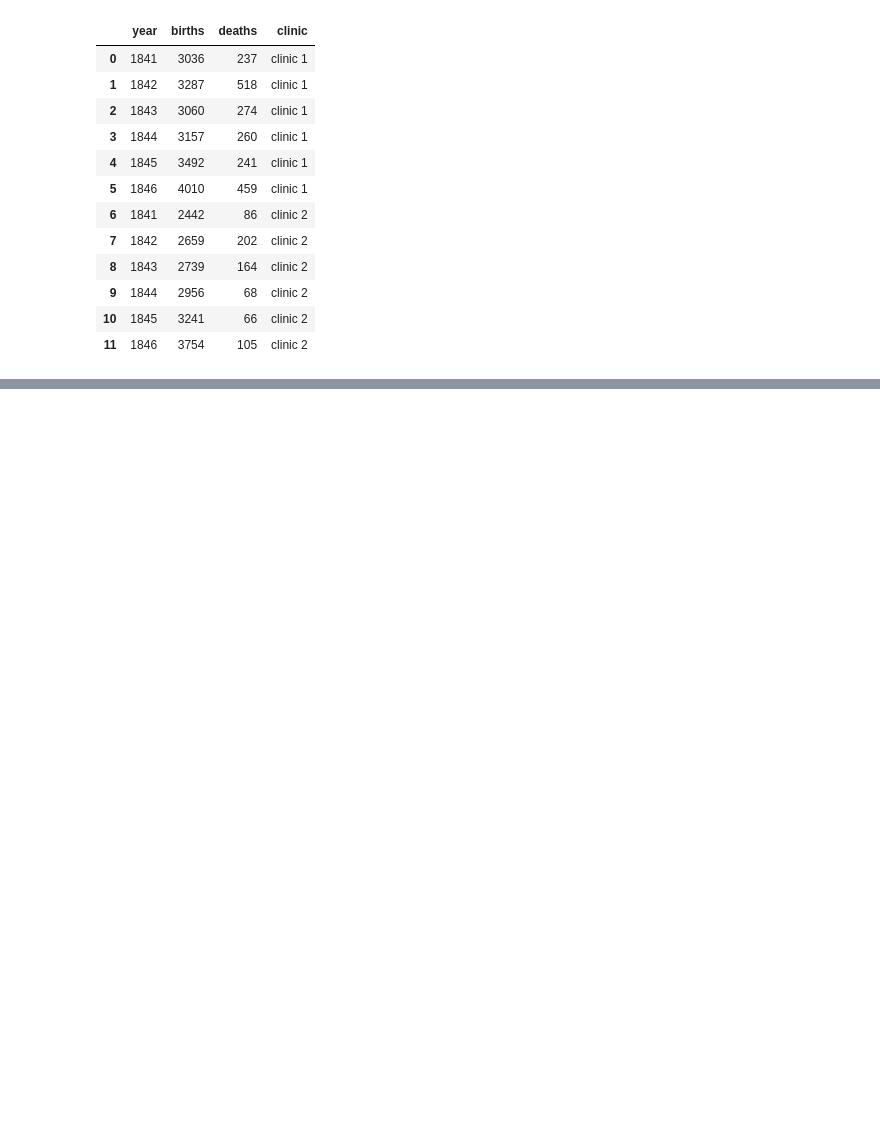
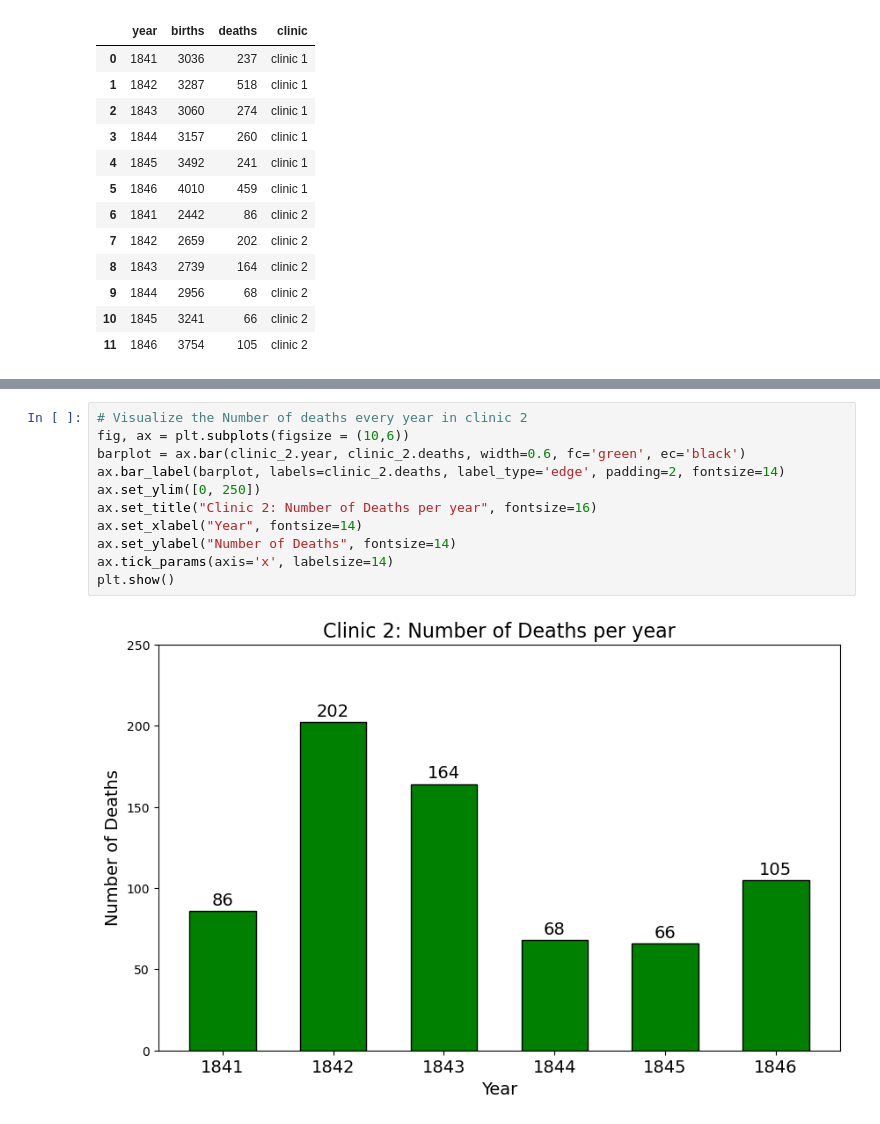
Before and after one commit to ZobaerIslam/handwashing-effect, a Jupyter notebook: handwashingEffect.ipynb, the cells around one changed output, grey strips where cells are left out. Drawn from its saved outputs; the diff is of its cells as text; blank space fills up the shorter version.

```diff
--- a/handwashingEffect.ipynb
+++ b/handwashingEffect.ipynb
@@ -21,0 +128,13 @@ yearly_df
+# %%
+# Visualize the Number of deaths every year in clinic 2
+fig, ax = plt.subplots(figsize = (10,6))
+barplot = ax.bar(clinic_2.year, clinic_2.deaths, width=0.6, fc='green', ec='black')
+ax.bar_label(barplot, labels=clinic_2.deaths, label_type='edge', padding=2, fontsize=14)
+ax.set_ylim([0, 250])
+ax.set_title("Clinic 2: Number of Deaths per year", fontsize=16)
+ax.set_xlabel("Year", fontsize=14)
+ax.set_ylabel("Number of Deaths", fontsize=14)
+ax.tick_params(axis='x', labelsize=14)
+plt.show()
+# %% [output]
+[figure, added]
```
Also changed, not shown: parts of 41 cells of this notebook.
